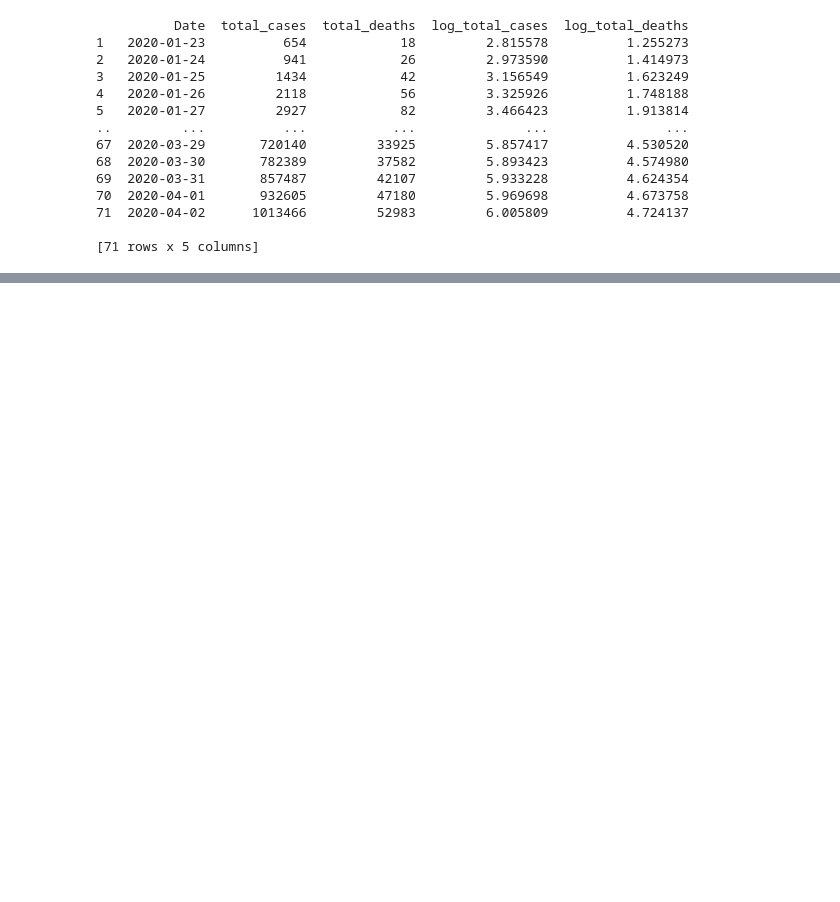
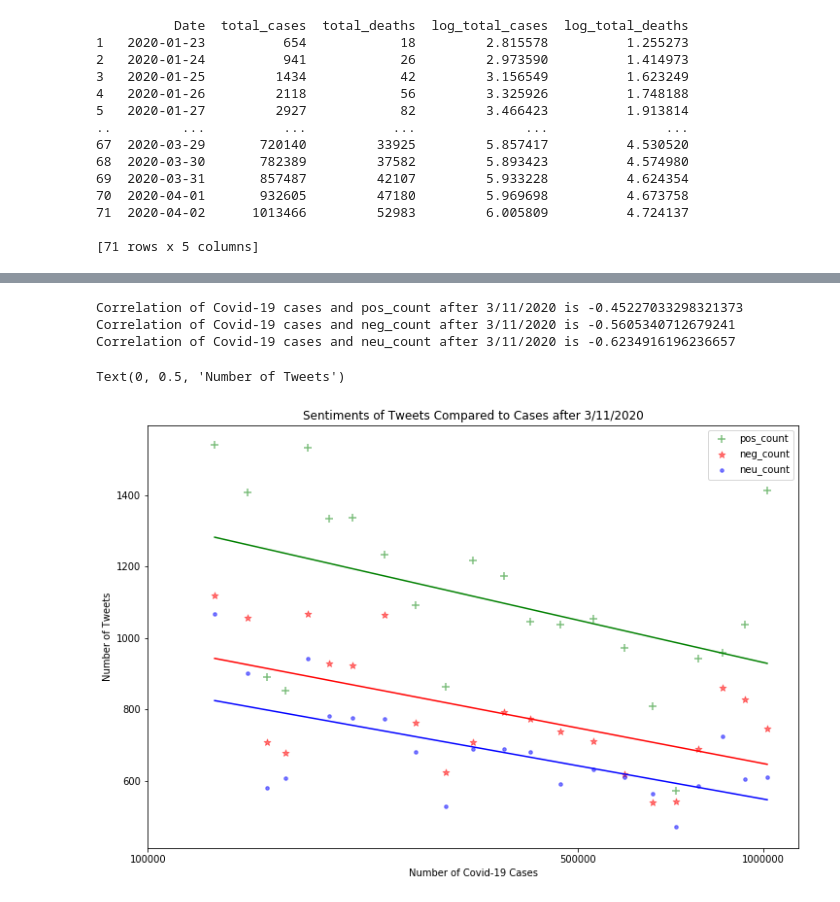
Before and after one commit to nimitchell/Covid-19-and-Climate-Change, a Jupyter notebook: Visualization graph.ipynb, the cells around one changed output, grey strips where cells are left out. Saved outputs shown, nothing was run; the diff lists cells and outputs as text; code cells hidden in the pictures; blank space fills up the shorter version.

```diff
--- a/Visualization graph.ipynb
+++ b/Visualization graph.ipynb
@@ -299,0 +388,35 @@ Text(0, 0.5, 'Number of Tweets')
+# %%
+### pos, neg nuetral
+plt.figure(figsize=(12,8))
+keywords = ['pos_count', 'neg_count', 'neu_count']
+colors = ['green', 'red','blue']
+shapes = ['+', '*', '.']
+x_values = list(outside_China['log_total_cases'])
+
+for k in range(len(keywords)):
+    y_values = [int(y) for y in list(outside_China[keywords[k]])]
+    plt.scatter(x_values, y_values,
+                s=50,
+                c=colors[k],
+                marker=shapes[k],
+                alpha=0.5,
+                label=keywords[k])
+    alpha, beta = least_squares_fit(x_values, y_values)
+    y_predict=[predict(alpha, beta, x) for x in x_values]
+    plt.plot(x_values, y_predict, colors[k])
+
+    print(f"Correlation of Covid-19 cases and {keywords[k]} after 3/11/2020 is {correlation(x_values, y_values)}")
+
+plt.title('Sentiments of Tweets Compared to Cases after 3/11/2020')
+plt.legend(loc="best")
+x_value_number = [5.0, math.log(500001,10), 6.0]
+x_labels = [int(10**x) for x in x_value_number]
+plt.xticks(x_value_number, x_labels)
+plt.xlabel("Number of Covid-19 Cases")
+plt.ylabel("Number of Tweets")
+# %% [output]
+Correlation of Covid-19 cases and pos_count after 3/11/2020 is -0.45227033298321373
+Correlation of Covid-19 cases and neg_count after 3/11/2020 is -0.5605340712679241
+Correlation of Covid-19 cases and neu_count after 3/11/2020 is -0.6234916196236657
+Text(0, 0.5, 'Number of Tweets')
+[figure, added]
```
Also changed, not shown: parts of 10 cells of this notebook.
